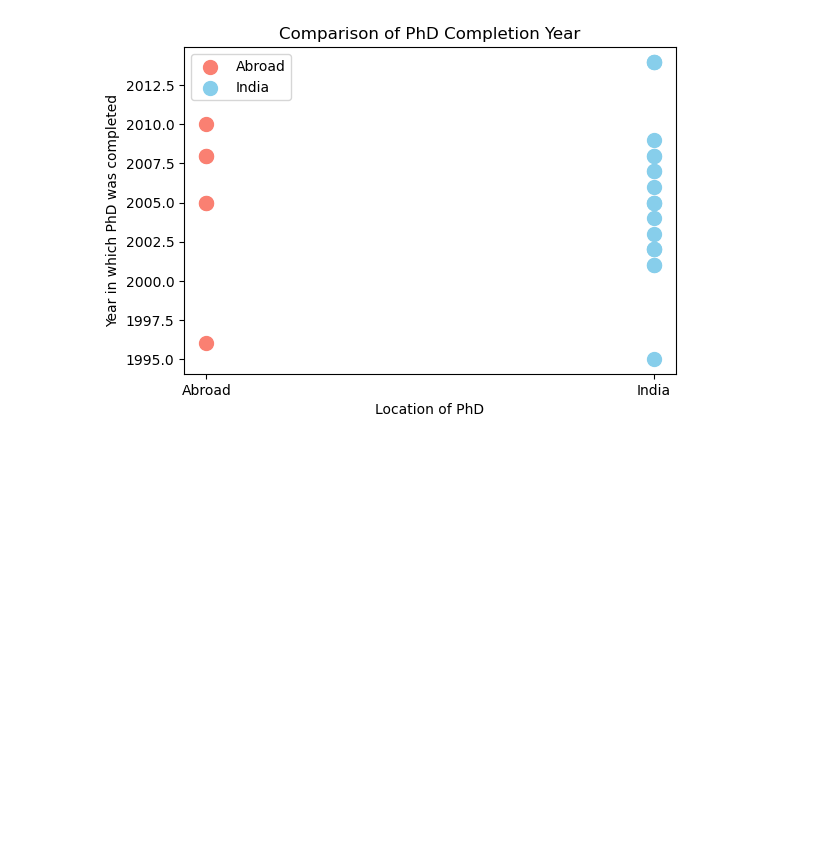
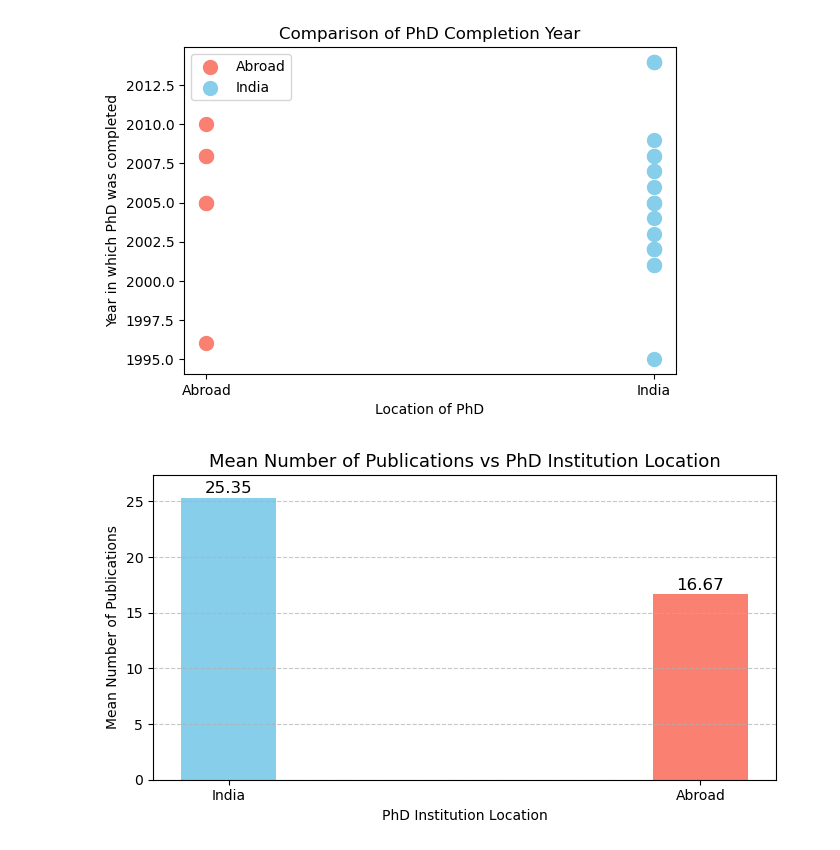
Before and after one commit to Rakshana61003/IDC409-Project, a Jupyter notebook: FINALFINALFINAL.ipynb, the cells around one changed output. Saved outputs shown, nothing was run; the diff lists cells and outputs as text; code cells hidden in the pictures; blank space fills up the shorter version.

```diff
--- a/FINALFINALFINAL.ipynb
+++ b/FINALFINALFINAL.ipynb
@@ -285,3 +335,36 @@ plt.legend()
 plt.show()
 # %% [output]
 [figure]
+# %%
+'''Location of PhD vs Average number of publications'''
+
+df_filtered = df[df['PhD_Institution'].notna()]
+
+mean_pubs = df_filtered.groupby('PhD_Institution')['No_of_publications'].mean()
+
+mean_pubs_india = mean_pubs.get('India', 0)
+mean_pubs_abroad = mean_pubs.get('Abroad', 0)
+
+labels = ['India', 'Abroad']
+mean_values = [mean_pubs_india, mean_pubs_abroad]
+
+plt.figure(figsize=(7, 4))
+
+bars = plt.bar(labels, mean_values, color=['skyblue', 'salmon'], width=0.2)
+
+plt.title('Mean Number of Publications vs PhD Institution Location', fontsize=13)
+plt.xlabel('PhD Institution Location', fontsize=10)
+plt.ylabel('Mean Number of Publications', fontsize=10)
+
+plt.grid(axis='y', linestyle='--', alpha=0.7)
+
+plt.ylim(0, max(mean_values) + 2)
+
+for bar in bars:
+    yval = bar.get_height()
+    plt.text(bar.get_x() + bar.get_width()/2, yval + 0.1, round(yval, 2), ha='center', va='bottom', fontsize=12)
+
+plt.tight_layout()
+plt.show()
+# %% [output]
+[figure, added]
```
Also changed, not shown: parts of 7 cells of this notebook.
